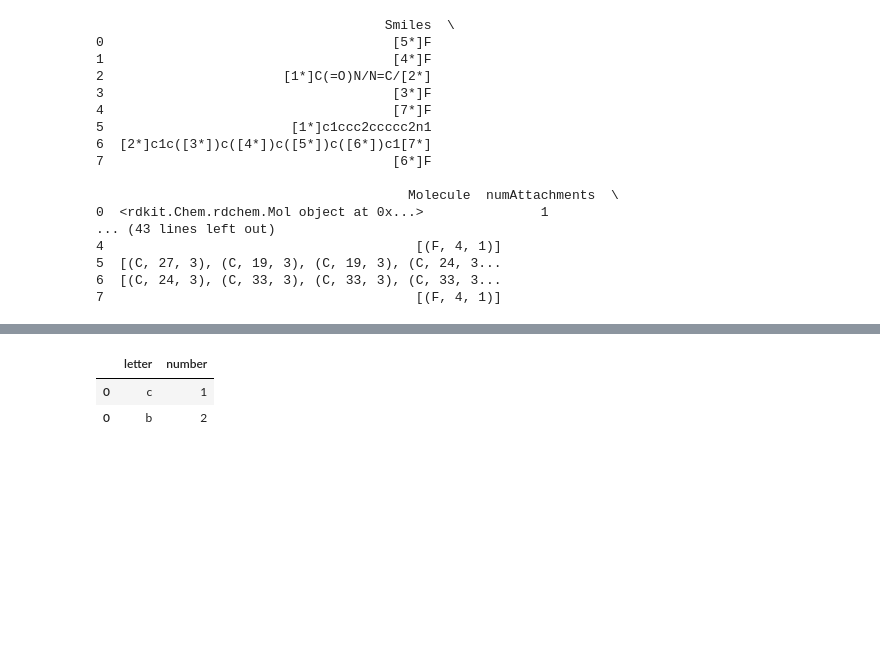
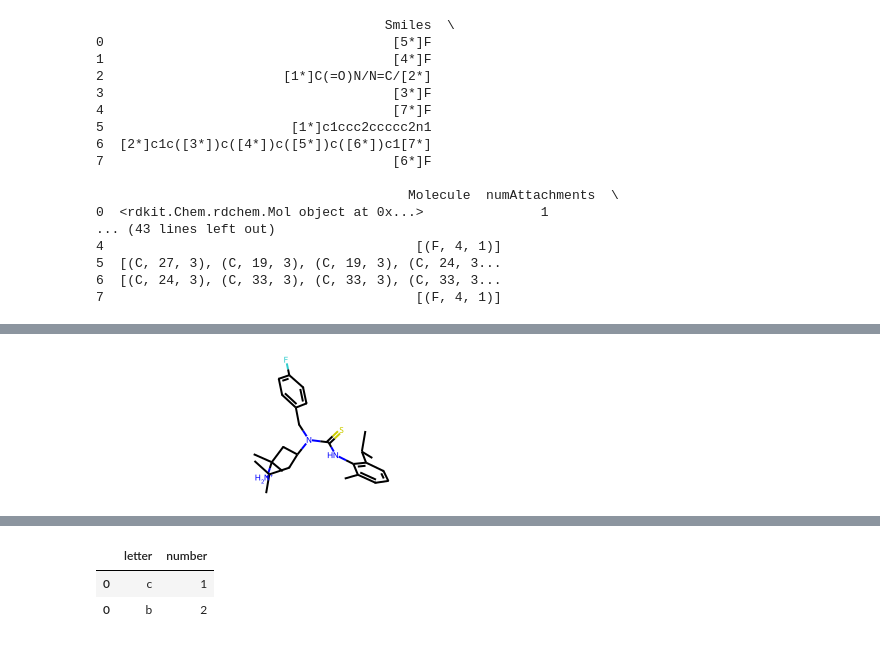
Before and after one commit to kmlefran/group_decomposition, a Jupyter notebook: Development Notebooks/Adding_H.ipynb, the cells around one changed output, grey strips where cells are left out. Drawn from its saved outputs; the diff is of its cells as text; code cells hidden in the pictures; blank space fills up the shorter version.

```diff
--- a/Development Notebooks/Adding_H.ipynb
+++ b/Development Notebooks/Adding_H.ipynb
@@ -325,0 +307,4 @@ utils.get_cml_atom_types('Data/cml1.txt')
+# %%
+Chem.MolFromMolFile('Data/mol2.txt')
+# %% [output]
+[figure, added]
```
Also changed, not shown: parts of 7 cells of this notebook, 3 other files.
